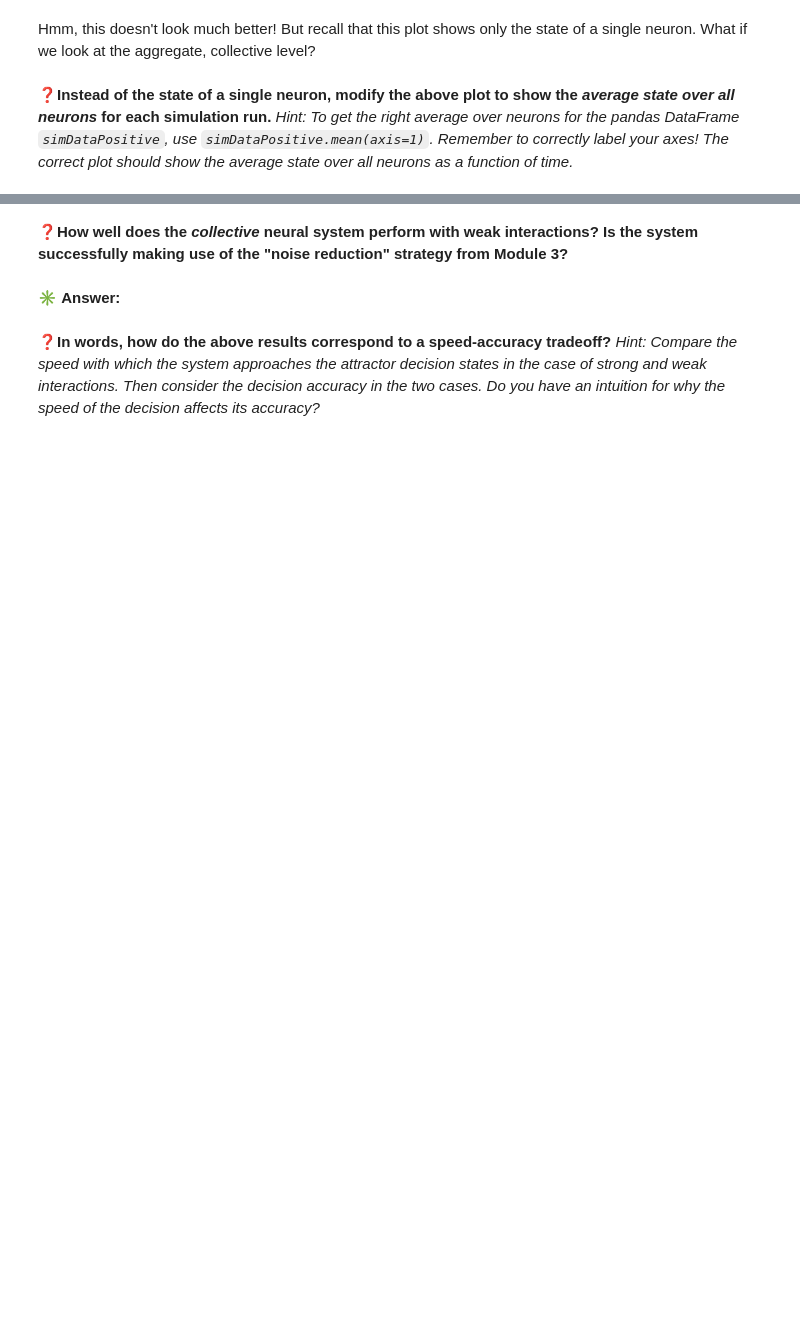
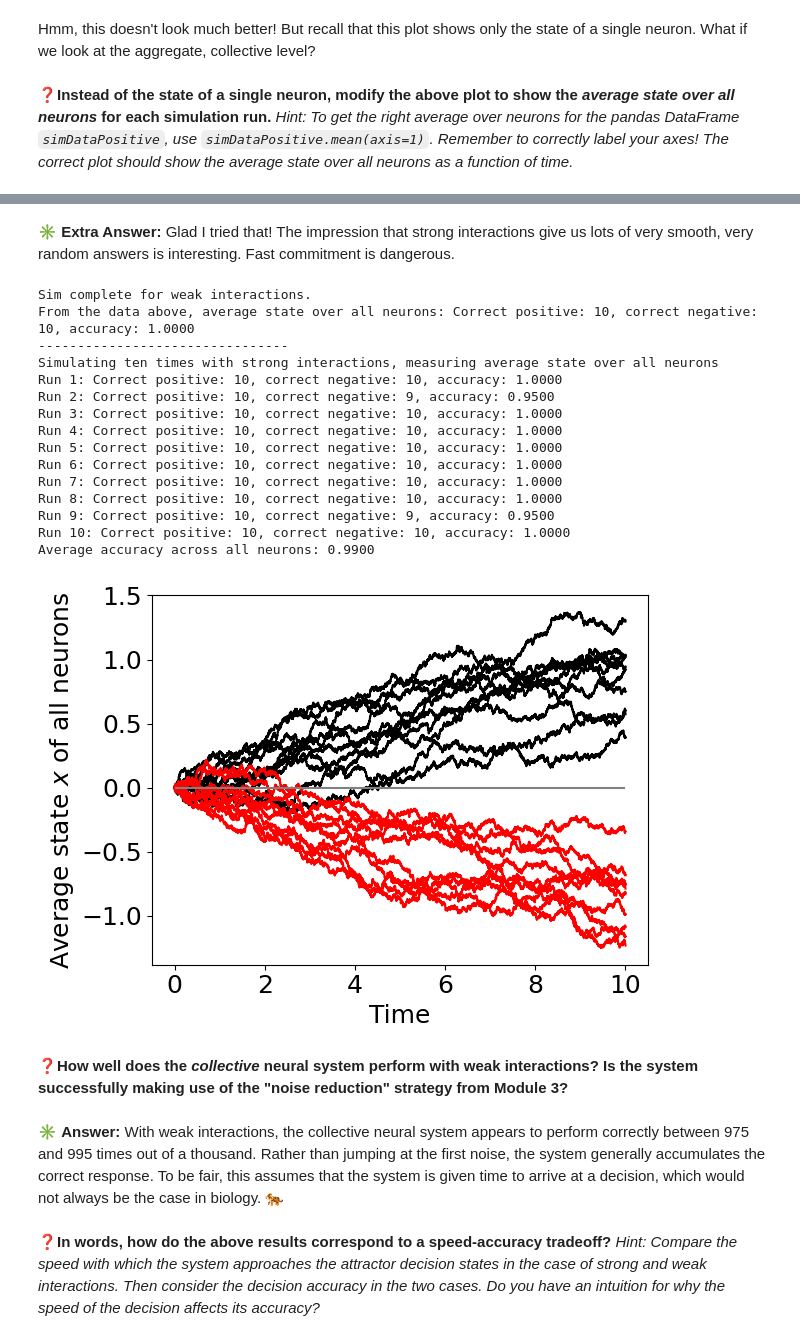
Before and after one commit to peterdresslar/CAS-503-Collectives, a Jupyter notebook: zaphod/5-Decisions.ipynb, the cells around one changed output, grey strips where cells are left out. Saved outputs shown, nothing was run; the diff lists cells and outputs as text; code cells hidden in the pictures; blank space fills up the shorter version.

```diff
--- a/zaphod/5-Decisions.ipynb
+++ b/zaphod/5-Decisions.ipynb
@@ -269,9 +371,50 @@ Hmm, this doesn't look much better!  But recall that this plot shows only the st
+# %% [markdown]
+✳️ **Extra Answer:**  Glad I tried that! The impression that strong interactions give us lots of very smooth, very random answers is interesting. Fast commitment is dangerous.
 # %%
-# ✳️ Answer:
+# ✳️ Answer:   The answer: collective with weak interactions
+
+sim_data_list_positive_weak, sim_data_list_negative_weak = run_little_brain(strong_interaction=False)
+
+print("Sim complete for weak interactions.")
+
+ccp_weak, ccn_weak, acc_weak = check_decision_accuracy(sim_data_list_positive_weak, sim_data_list_negative_weak, mode='average')
+
+plot_little_brain(sim_data_list_positive_weak, sim_data_list_negative_weak, mode='average')
+
+print(f"From the data above, average state over all neurons: Correct positive: {ccp_weak}, correct negative: {ccn_weak}, accuracy: {acc_weak:.4f}")
+
+print("--------------------------------")
+print("Simulating ten times with strong interactions, measuring average state over all neurons")
+
+accuracy_list = np.zeros(10)
+for i in range(10):
+    pos, neg = run_little_brain(strong_interaction=False)
+    ccp, ccn, acc = check_decision_accuracy(pos, neg, mode='average')
+    print(f"Run {i+1}: Correct positive: {ccp}, correct negative: {ccn}, accuracy: {acc:.4f}")
+    accuracy_list[i] = acc
+
+print(f"Average accuracy across all neurons: {np.mean(accuracy_list):.4f}")
+# %% [output]
+Sim complete for weak interactions.
+From the data above, average state over all neurons: Correct positive: 10, correct negative: 10, accuracy: 1.0000
+--------------------------------
+Simulating ten times with strong interactions, measuring average state over all neurons
+Run 1: Correct positive: 10, correct negative: 10, accuracy: 1.0000
+Run 2: Correct positive: 10, correct negative: 9, accuracy: 0.9500
+Run 3: Correct positive: 10, correct negative: 10, accuracy: 1.0000
+Run 4: Correct positive: 10, correct negative: 10, accuracy: 1.0000
+Run 5: Correct positive: 10, correct negative: 10, accuracy: 1.0000
+Run 6: Correct positive: 10, correct negative: 10, accuracy: 1.0000
+Run 7: Correct positive: 10, correct negative: 10, accuracy: 1.0000
+Run 8: Correct positive: 10, correct negative: 10, accuracy: 1.0000
+Run 9: Correct positive: 10, correct negative: 9, accuracy: 0.9500
+Run 10: Correct positive: 10, correct negative: 10, accuracy: 1.0000
+Average accuracy across all neurons: 0.9900
+[figure, added]
 # %% [markdown]
 ❓**How well does the *collective* neural system perform with weak interactions?  Is the system successfully making use of the "noise reduction" strategy from Module 3?**
 # %% [markdown]
-✳️ **Answer:**
+✳️ **Answer:**  With weak interactions, the collective neural system appears to perform correctly between 975 and 995 times out of a thousand. Rather than jumping at the first noise, the system generally accumulates the correct response. To be fair, this assumes that the system is given time to arrive at a decision, which would not always be the case in biology. 🐅
 # %% [markdown]
 ❓**In words, how do the above results correspond to a speed-accuracy tradeoff?** *Hint: Compare the speed with which the system approaches the attractor decision states in the case of strong and weak interactions.  Then consider the decision accuracy in the two cases.  Do you have an intuition for why the speed of the decision affects its accuracy?*
 # %% [markdown]
```
Also changed, not shown: parts of 12 cells of this notebook, 3 other files.
